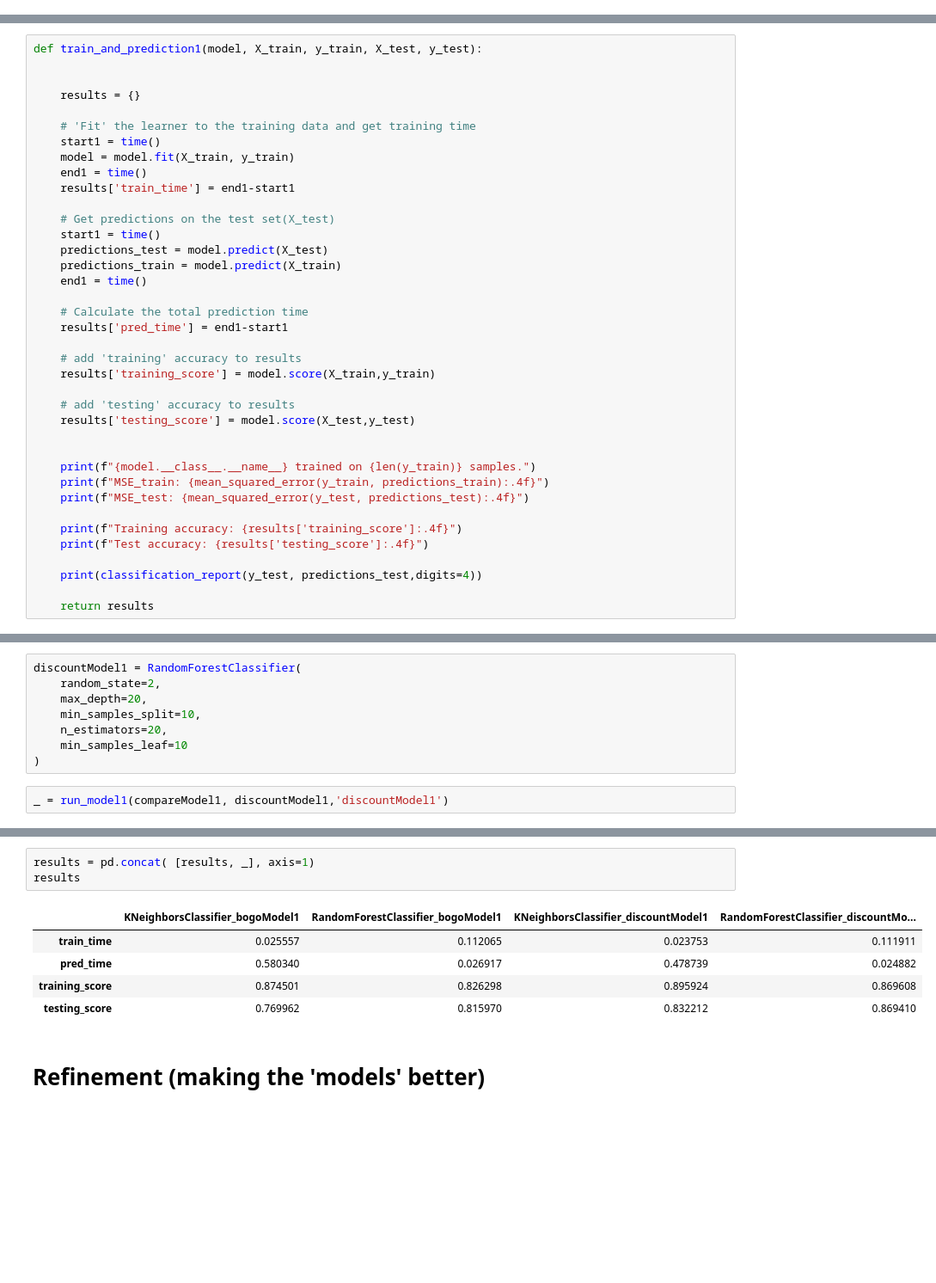
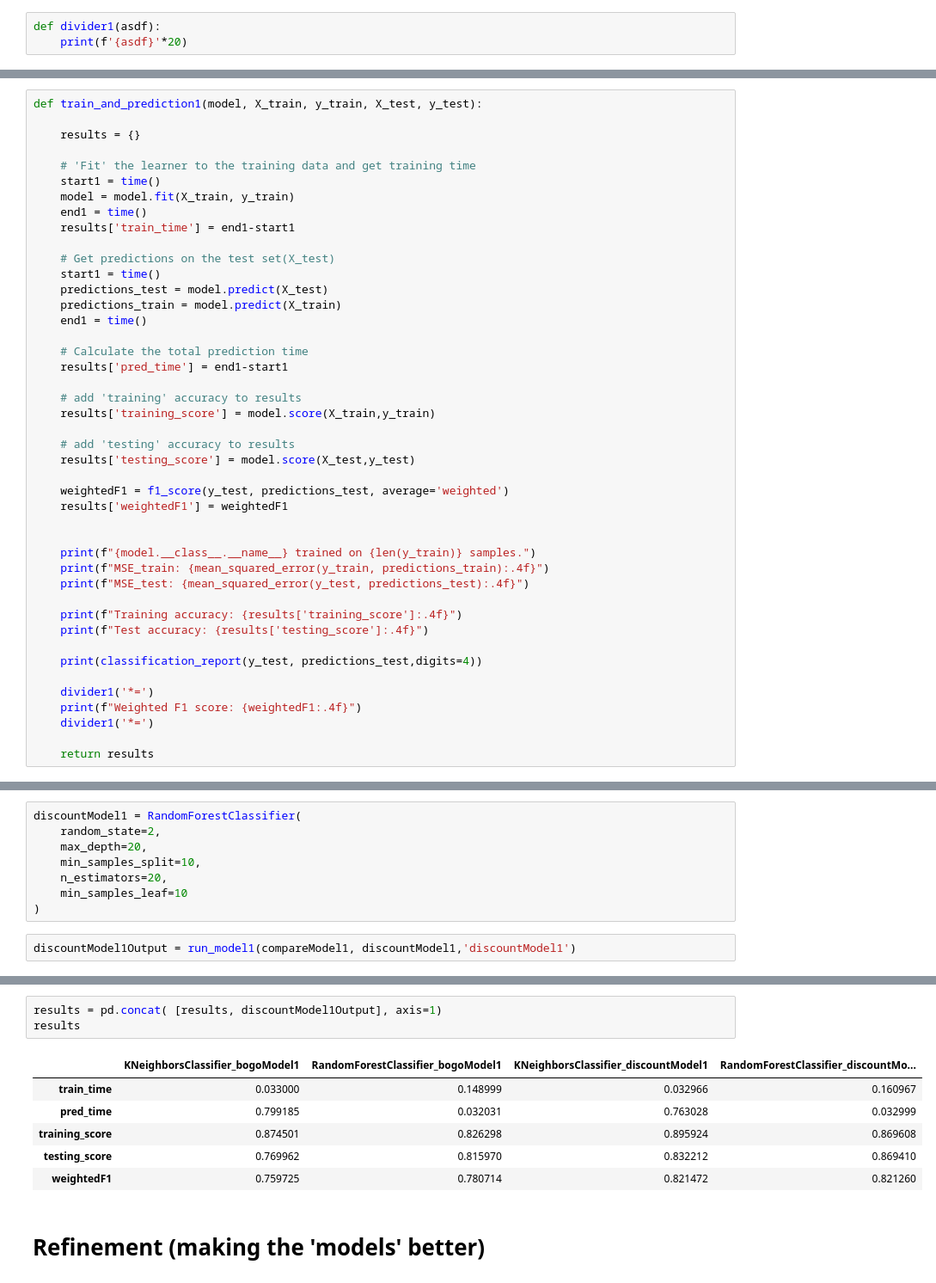
Before and after one commit to wire2coder/starbucks-data-uda, a Jupyter notebook: capstone4.ipynb, the cells around one changed output, grey strips where cells are left out. Shown at 86% size. Saved outputs shown, nothing was run; the diff lists cells and outputs as text; blank space fills up the shorter version.

```diff
--- a/capstone4.ipynb
+++ b/capstone4.ipynb
@@ -992,6 +995,9 @@ offers_discount.head()
 done with offers_discount
 # %% [markdown]
 # Defining 'Helper Functions' for Buidling Machine Learning 'Model'
+# %%
+def divider1(asdf):
+    print(f'{asdf}'*20)
 # %%
 def makeTargetAndFeature1(df, col_drop):
 
@@ -1016,7 +1022,6 @@ def split_data1(features, target):
     return X_train, X_test, y_train, y_test
 # %%
 def train_and_prediction1(model, X_train, y_train, X_test, y_test):
-
 
     results = {}
 
@@ -1041,6 +1046,9 @@ def train_and_prediction1(model, X_train, y_train, X_test, y_test):
     # add 'testing' accuracy to results
     results['testing_score'] = model.score(X_test,y_test)
 
+    weightedF1 = f1_score(y_test, predictions_test, average='weighted')
+    results['weightedF1'] = weightedF1
+
 
     print(f"{model.__class__.__name__} trained on {len(y_train)} samples.")
     print(f"MSE_train: {mean_squared_error(y_train, predictions_train):.4f}")
@@ -1051,6 +1059,10 @@ def train_and_prediction1(model, X_train, y_train, X_test, y_test):
 
     print(classification_report(y_test, predictions_test,digits=4))
 
+    divider1('*=')
+    print(f"Weighted F1 score: {weightedF1:.4f}")
+    divider1('*=')
+
     return results
 # %%
 def run_model1(classify1, classify2, name):
@@ -1162,7 +1260,7 @@ discountModel1 = RandomForestClassifier(
     min_samples_leaf=10
 )
 # %%
-_ = run_model1(compareModel1, discountModel1,'discountModel1')
+discountModel1Output = run_model1(compareModel1, discountModel1,'discountModel1')
 # %% [output]
 KNeighborsClassifier trained on 10108 samples.
 MSE_train: 0.1041
@@ -1184,12 +1287,13 @@ weighted avg     0.8333    0.8694    0.8213      2527
 # %%
-results = pd.concat( [results, _], axis=1)
+results = pd.concat( [results, discountModel1Output], axis=1)
 results
 # %% [output]
 |  | KNeighborsClassifier_bogoModel1 | RandomForestClassifier_bogoModel1 | KNeighborsClassifier_discountModel1 | RandomForestClassifier_discountMo... |
-| train_time | 0.025557 | 0.112065 | 0.023753 | 0.111911 |
-| pred_time | 0.580340 | 0.026917 | 0.478739 | 0.024882 |
+| train_time | 0.033000 | 0.148999 | 0.032966 | 0.160967 |
+| pred_time | 0.799185 | 0.032031 | 0.763028 | 0.032999 |
 | training_score | 0.874501 | 0.826298 | 0.895924 | 0.869608 |
 | testing_score | 0.769962 | 0.815970 | 0.832212 | 0.869410 |
+| weightedF1 | 0.759725 | 0.780714 | 0.821472 | 0.821260 |
 # %% [markdown]
 # Refinement (making the 'models' better)
 # %% [markdown]
```
Also changed, not shown: parts of 36 cells of this notebook, 2 other files.
